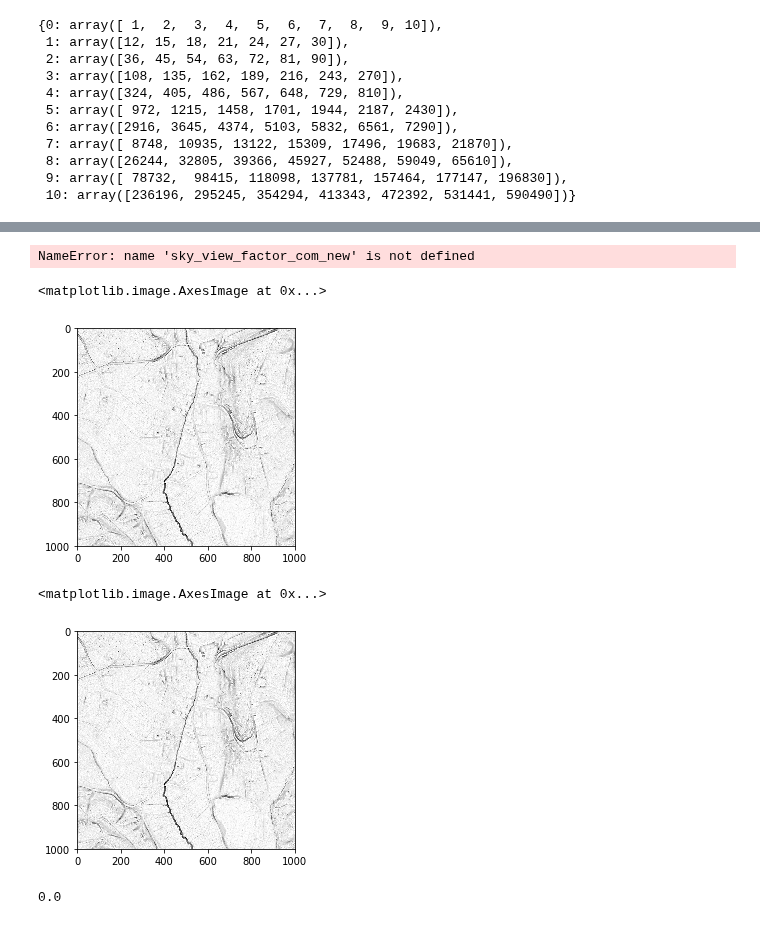
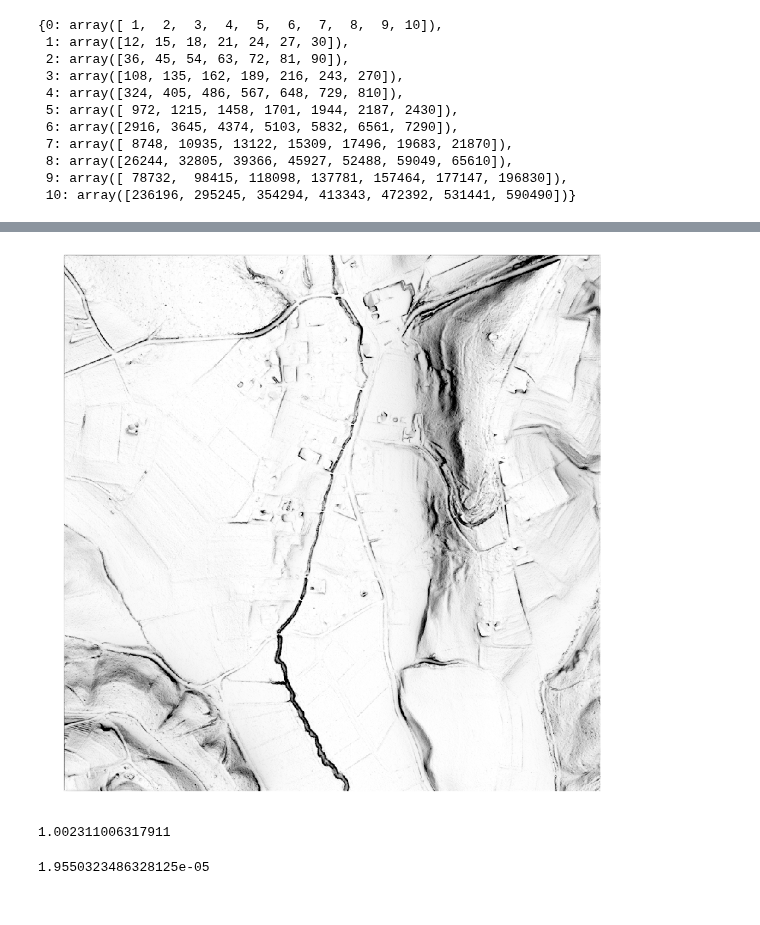
Before and after one commit to EarthObservation/RVT_py, a Jupyter notebook: rvt/ssky_illumination_klemen.ipynb, the cells around one changed output, grey strips where cells are left out. Cells and saved outputs as stored; diff of their text form; code cells hidden in the pictures.

Commit message:
added uniform sky illumination in notebook

```diff
--- a/rvt/ssky_illumination_klemen.ipynb
+++ b/rvt/ssky_illumination_klemen.ipynb
@@ -445,28 +471,22 @@ for i_dir, direction in enumerate(pyramid[0]["shift"]):
+# %%
+plt.figure(figsize=(15,15))
+plt.imshow(uniform_out, cmap="gray", vmin=0.7, vmax=1.)
+plt.show()
+uniform_out.max()
+# %% [output]
+[figure, added]
+1.002311006317911
 # %%
 tic = time.time()
-new = sky_view_factor_com_new(dem,
-                            radius_max=10,
-                            radius_min=1,
-                            num_directions=32,
-                            compute_svf=True,
-                            compute_asvf=True,
-                            compute_opns=True)
+# new = sky_view_factor_com_new(dem,
+#                             radius_max=10,
+#                             radius_min=1,
+#                             num_directions=32,
+#                             compute_svf=True,
+#                             compute_asvf=True,
+#                             compute_opns=True)
 
 toc = time.time()
 print(toc-tic)
 # %% [output]
-NameError: name 'sky_view_factor_com_new' is not defined
+1.9550323486328125e-05
-# %%
-plt.imshow(new["opns"], cmap="gray", vmin=60., vmax=90)
-# %% [output]
-<matplotlib.image.AxesImage at 0x...>
-[figure, removed]
-# %%
-plt.imshow(new["opns"], cmap="gray", vmin=60., vmax=90)
-# %% [output]
-<matplotlib.image.AxesImage at 0x...>
-[figure, removed]
-# %%
-print(np.mean(np.abs(new["svf"]-orig["svf"])))
-# %% [output]
-0.0
```
Also changed, not shown: parts of 12 cells of this notebook.
